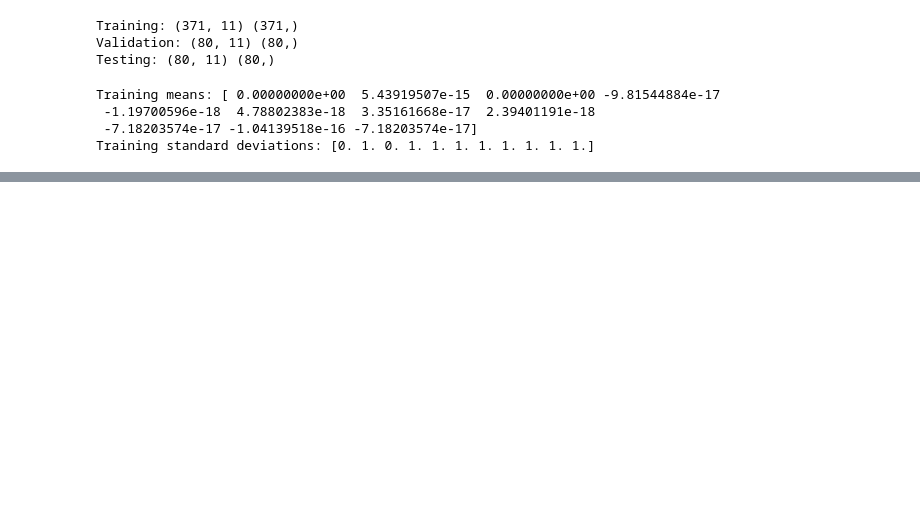
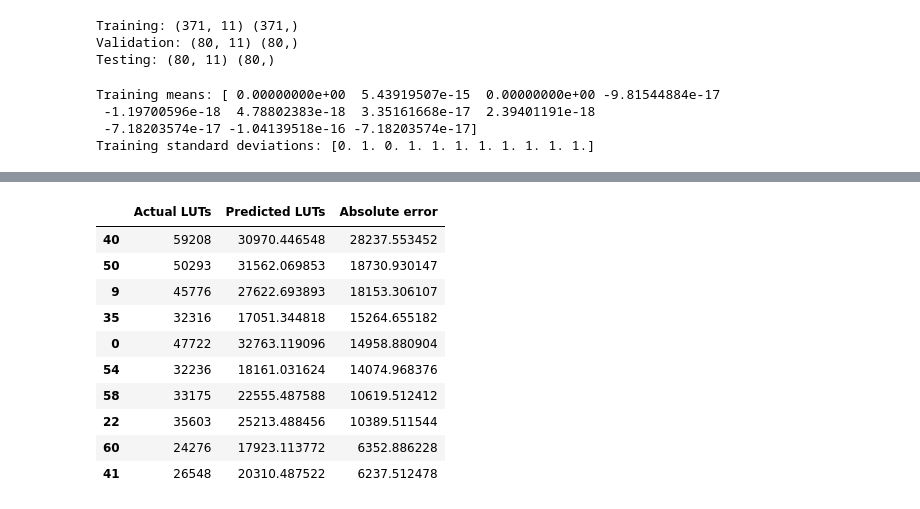
Before and after one commit to sahilbhatt89/CircuitCost, a Jupyter notebook: Notebboks/dataPrep.ipynb, the cells around one changed output, grey strips where cells are left out. Drawn from its saved outputs; the diff is of its cells as text; code cells hidden in the pictures; blank space fills up the shorter version.

```diff
--- a/Notebboks/dataPrep.ipynb
+++ b/Notebboks/dataPrep.ipynb
@@ -122,0 +288,26 @@ Training standard deviations: [0. 1. 0. 1. 1. 1. 1. 1. 1. 1. 1.]
+# %%
+#inspect indivual predictions
+
+
+comparison = pd.DataFrame({
+    "Actual LUTs": np.asarray(y_val),
+    "Predicted LUTs": pred_nn_val,
+})
+
+comparison["Absolute error"] = (
+    comparison["Predicted LUTs"] - comparison["Actual LUTs"]
+).abs()
+
+display(comparison.sort_values("Absolute error", ascending=False).head(10))
+# %% [output]
+|  | Actual LUTs | Predicted LUTs | Absolute error |
+| 40 | 59208 | 30970.446548 | 28237.553452 |
+| 50 | 50293 | 31562.069853 | 18730.930147 |
+| 9 | 45776 | 27622.693893 | 18153.306107 |
+| 35 | 32316 | 17051.344818 | 15264.655182 |
+| 0 | 47722 | 32763.119096 | 14958.880904 |
+| 54 | 32236 | 18161.031624 | 14074.968376 |
+| 58 | 33175 | 22555.487588 | 10619.512412 |
+| 22 | 35603 | 25213.488456 | 10389.511544 |
+| 60 | 24276 | 17923.113772 | 6352.886228 |
+| 41 | 26548 | 20310.487522 | 6237.512478 |
```
Also changed, not shown: parts of 14 cells of this notebook, 2 other files.
